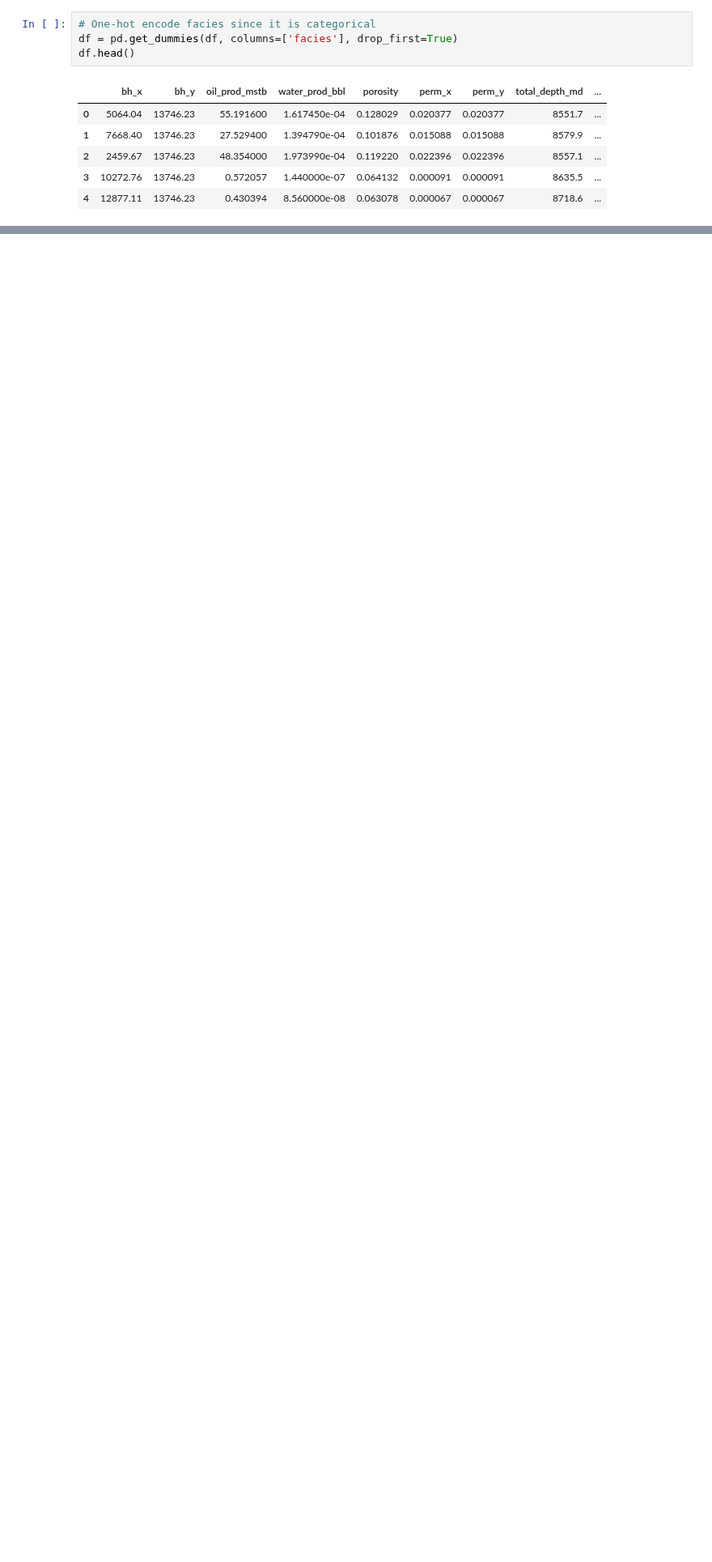
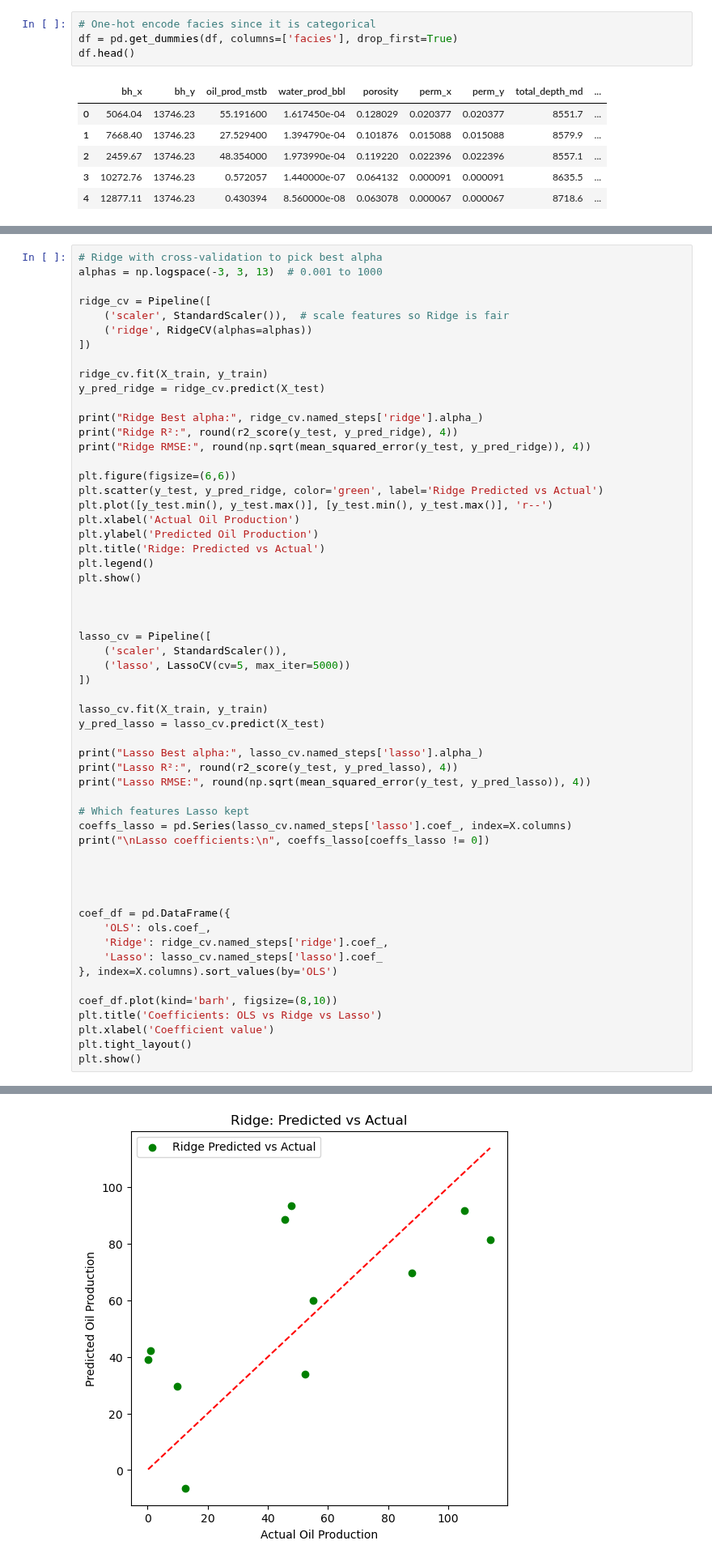
Before and after one commit to elnflores/NSC-325-Sweet-Spot-Identification, a Jupyter notebook: Sweet-Spot-Identification.ipynb, the cells around one changed output, grey strips where cells are left out. Shown at 81% size. Saved outputs shown, nothing was run; the diff lists cells and outputs as text; blank space fills up the shorter version.

```diff
--- a/Sweet-Spot-Identification.ipynb
+++ b/Sweet-Spot-Identification.ipynb
@@ -196,0 +255,58 @@ plt.show()
+# %%
+# Ridge with cross-validation to pick best alpha
+alphas = np.logspace(-3, 3, 13)  # 0.001 to 1000
+
+ridge_cv = Pipeline([
+    ('scaler', StandardScaler()),  # scale features so Ridge is fair
+    ('ridge', RidgeCV(alphas=alphas))
+])
+
+ridge_cv.fit(X_train, y_train)
+y_pred_ridge = ridge_cv.predict(X_test)
+
+print("Ridge Best alpha:", ridge_cv.named_steps['ridge'].alpha_)
+print("Ridge R²:", round(r2_score(y_test, y_pred_ridge), 4))
+print("Ridge RMSE:", round(np.sqrt(mean_squared_error(y_test, y_pred_ridge)), 4))
+
+plt.figure(figsize=(6,6))
+plt.scatter(y_test, y_pred_ridge, color='green', label='Ridge Predicted vs Actual')
+plt.plot([y_test.min(), y_test.max()], [y_test.min(), y_test.max()], 'r--')
+plt.xlabel('Actual Oil Production')
+plt.ylabel('Predicted Oil Production')
+plt.title('Ridge: Predicted vs Actual')
+plt.legend()
+plt.show()
+
+
+
+lasso_cv = Pipeline([
+    ('scaler', StandardScaler()),
+    ('lasso', LassoCV(cv=5, max_iter=5000))
+])
+
+lasso_cv.fit(X_train, y_train)
+y_pred_lasso = lasso_cv.predict(X_test)
+
+print("Lasso Best alpha:", lasso_cv.named_steps['lasso'].alpha_)
+print("Lasso R²:", round(r2_score(y_test, y_pred_lasso), 4))
+print("Lasso RMSE:", round(np.sqrt(mean_squared_error(y_test, y_pred_lasso)), 4))
+
+# Which features Lasso kept
+coeffs_lasso = pd.Series(lasso_cv.named_steps['lasso'].coef_, index=X.columns)
+print("\nLasso coefficients:\n", coeffs_lasso[coeffs_lasso != 0])
+
+
+
+
+coef_df = pd.DataFrame({
+    'OLS': ols.coef_,
+    'Ridge': ridge_cv.named_steps['ridge'].coef_,
+    'Lasso': lasso_cv.named_steps['lasso'].coef_
+}, index=X.columns).sort_values(by='OLS')
+
+coef_df.plot(kind='barh', figsize=(8,10))
+plt.title('Coefficients: OLS vs Ridge vs Lasso')
+plt.xlabel('Coefficient value')
+plt.tight_layout()
+plt.show()
+# %% [output]
@@ -196,0 +316 @@ plt.show()
+[figure, added]
```
Also changed, not shown: parts of 9 cells of this notebook.
